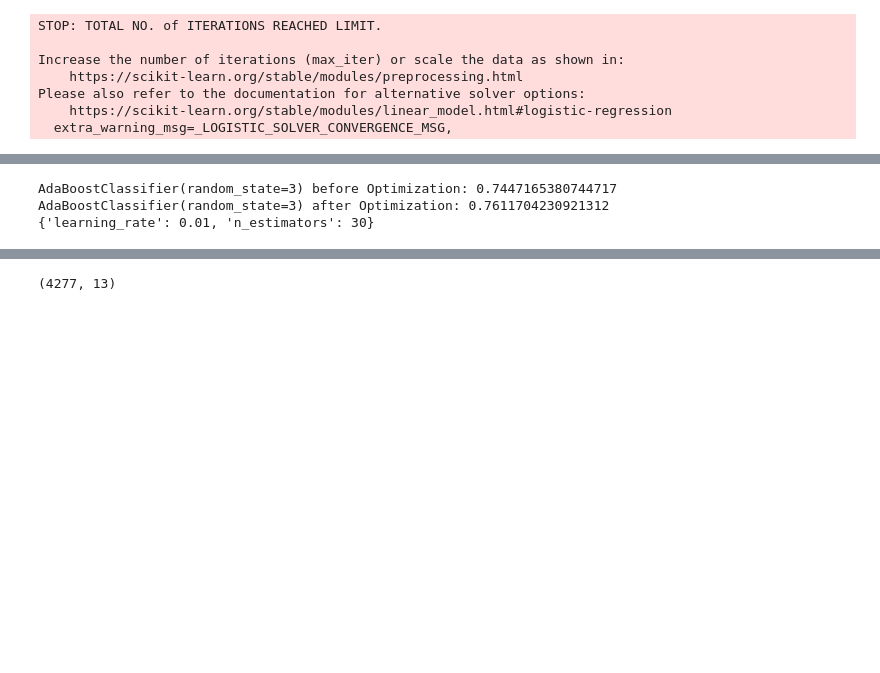
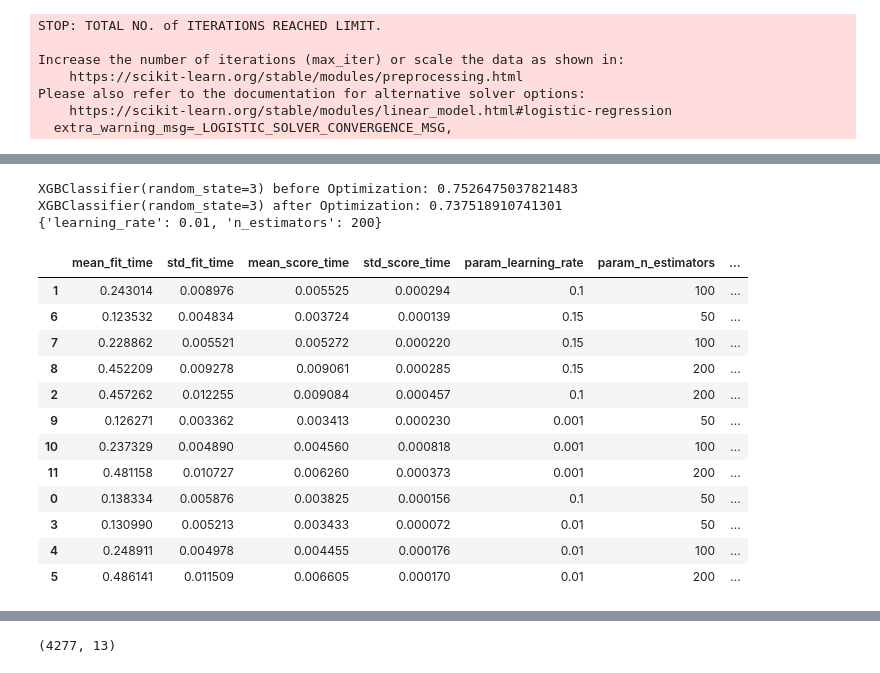
Before and after one commit to Bahaakhalled/Spaceship-Titanic, a Jupyter notebook: Space_Titanic_Submitted.ipynb, the cells around one changed output, grey strips where cells are left out. Saved outputs shown, nothing was run; the diff lists cells and outputs as text; code cells hidden in the pictures; blank space fills up the shorter version.

```diff
--- a/Space_Titanic_Submitted.ipynb
+++ b/Space_Titanic_Submitted.ipynb
@@ -362,8 +381,8 @@ fb Score: 0.7447165380744717
 # %%
 def Gridsrch(clf):
 
-  parameters={'n_estimators':[30,50,60,80,90],'learning_rate':[0.01,0.001,0.2]}
-  scorer=make_scorer(fbeta_score,beta=0.1)
+  parameters={'n_estimators':[50,100,200],'learning_rate':[0.1,0.01,0.15,0.001]}
+  scorer=make_scorer(accuracy_score)
   grid_layout=GridSearchCV(clf,parameters,scoring=scorer)
 
   grid_fit=grid_layout.fit(X_train,y_train)
@@ -373,13 +392,30 @@ def Gridsrch(clf):
   #predict using plane and optimized model
   predictions=(clf.fit(X_train,y_train).predict(X_test))
   best_predictions=best_clf.predict(X_test)
-  print(str(clf) +" before Optimization: " + str(fbeta_score(y_test,predictions,beta=0.5)))
-  print(str(clf) +" after Optimization: " + str(fbeta_score(y_test,best_predictions,beta=0.5)))
+  print(str(clf) +" before Optimization: " + str(accuracy_score(y_test,predictions)))
+  print(str(clf) +" after Optimization: " + str(accuracy_score(y_test,best_predictions)))
   print(grid_fit.best_params_)
   return grid_fit
 # %%
-grid_fit=Gridsrch(AdaBoostClassifier(random_state=3))
+grid_fit=Gridsrch(xgb.XGBClassifier(random_state=3))
 # %% [output]
-AdaBoostClassifier(random_state=3) before Optimization: 0.7447165380744717
-AdaBoostClassifier(random_state=3) after Optimization: 0.7611704230921312
-{'learning_rate': 0.01, 'n_estimators': 30}
+XGBClassifier(random_state=3) before Optimization: 0.7526475037821483
+XGBClassifier(random_state=3) after Optimization: 0.737518910741301
+{'learning_rate': 0.01, 'n_estimators': 200}
+# %%
+results=pd.DataFrame(grid_fit.cv_results_)
+results.sort_values(by='mean_test_score',ascending=True)
+# %% [output]
+|  | mean_fit_time | std_fit_time | mean_score_time | std_score_time | param_learning_rate | param_n_estimators | ... |
+| 1 | 0.243014 | 0.008976 | 0.005525 | 0.000294 | 0.1 | 100 | ... |
+| 6 | 0.123532 | 0.004834 | 0.003724 | 0.000139 | 0.15 | 50 | ... |
+| 7 | 0.228862 | 0.005521 | 0.005272 | 0.000220 | 0.15 | 100 | ... |
+| 8 | 0.452209 | 0.009278 | 0.009061 | 0.000285 | 0.15 | 200 | ... |
+| 2 | 0.457262 | 0.012255 | 0.009084 | 0.000457 | 0.1 | 200 | ... |
+| 9 | 0.126271 | 0.003362 | 0.003413 | 0.000230 | 0.001 | 50 | ... |
+| 10 | 0.237329 | 0.004890 | 0.004560 | 0.000818 | 0.001 | 100 | ... |
+| 11 | 0.481158 | 0.010727 | 0.006260 | 0.000373 | 0.001 | 200 | ... |
+| 0 | 0.138334 | 0.005876 | 0.003825 | 0.000156 | 0.1 | 50 | ... |
+| 3 | 0.130990 | 0.005213 | 0.003433 | 0.000072 | 0.01 | 50 | ... |
+| 4 | 0.248911 | 0.004978 | 0.004455 | 0.000176 | 0.01 | 100 | ... |
+| 5 | 0.486141 | 0.011509 | 0.006605 | 0.000170 | 0.01 | 200 | ... |
```
Also changed, not shown: parts of 18 cells of this notebook.
